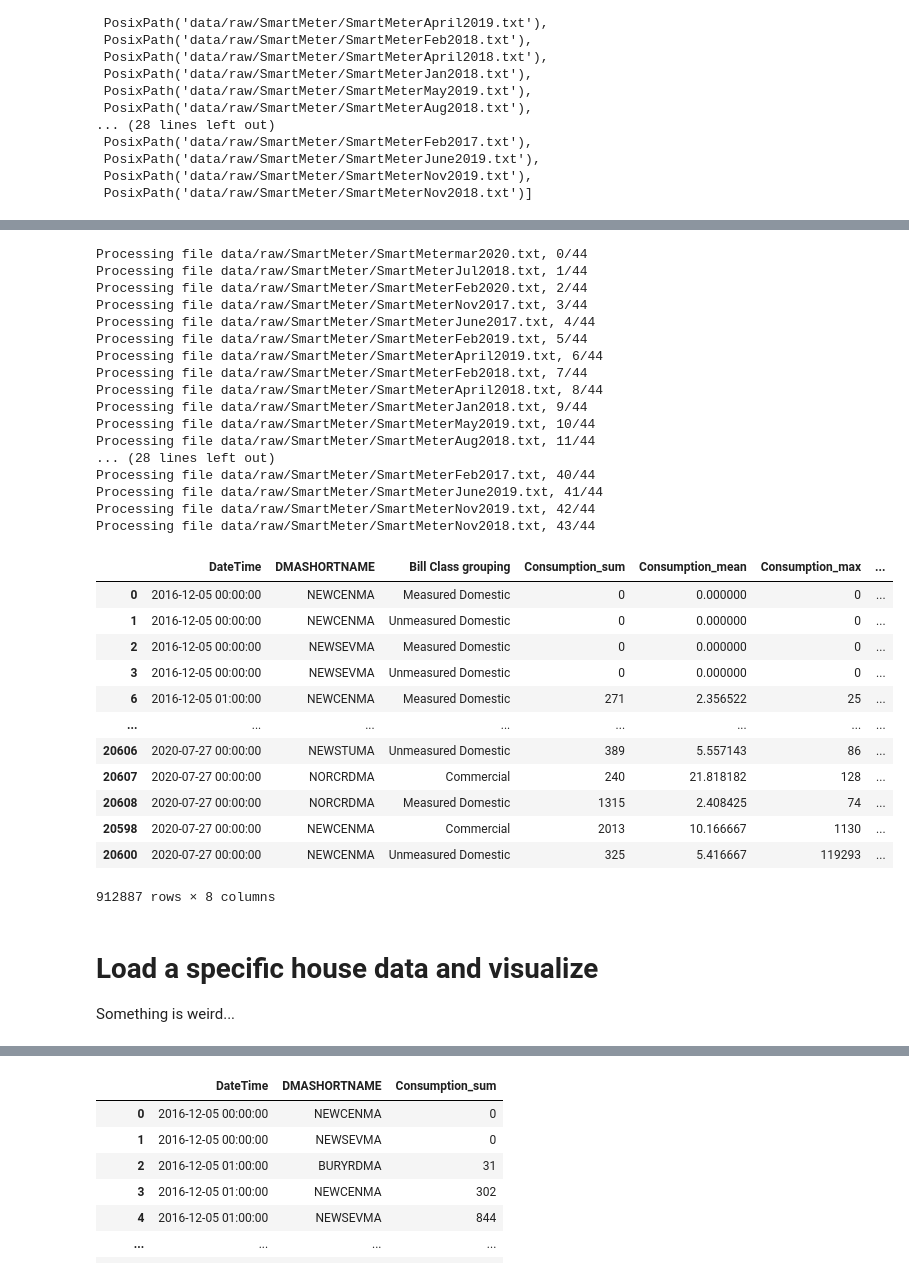
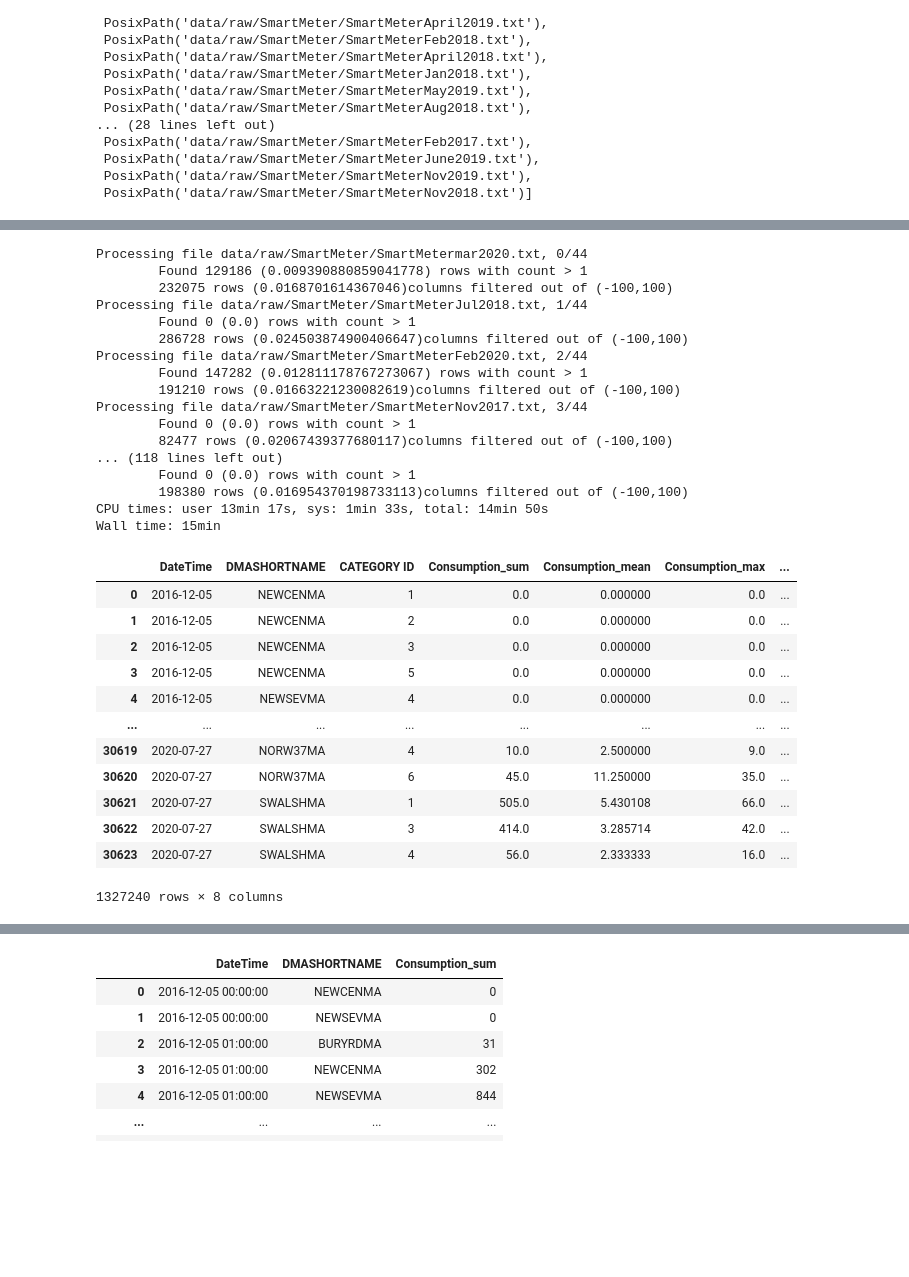
Before and after one commit to StorWater/StorWater_POC, a Jupyter notebook: notebooks/06-jsg-smartMeter.ipynb, the cells around one changed output, grey strips where cells are left out. Cells and saved outputs as stored; diff of their text form; code cells hidden in the pictures; blank space fills up the shorter version.

Commit message:
Smart Meter notebbook + typos in Mazzolani print

```diff
--- a/notebooks/06-jsg-smartMeter.ipynb
+++ b/notebooks/06-jsg-smartMeter.ipynb
@@ -123,46 +162,47 @@ process_file(file_list[0],df_attrib)
 # %%
+%%time
 list_df = []
 for i,f in enumerate(file_list):
 
     print(f"Processing file {f}, {i}/{len(file_list)}")
-    df_file = process_file(f, df_attrib)
+    df_file = process_file(f, df_attrib3)
 
     # Append
     list_df.append(df_file)
 # %% [output]
 Processing file data/raw/SmartMeter/SmartMetermar2020.txt, 0/44
+        Found 129186 (0.009390880859041778) rows with count > 1
+        232075 rows (0.0168701614367046)columns filtered out of (-100,100)
 Processing file data/raw/SmartMeter/SmartMeterJul2018.txt, 1/44
+        Found 0 (0.0) rows with count > 1
+        286728 rows (0.024503874900406647)columns filtered out of (-100,100)
 Processing file data/raw/SmartMeter/SmartMeterFeb2020.txt, 2/44
+        Found 147282 (0.012811178767273067) rows with count > 1
+        191210 rows (0.01663221230082619)columns filtered out of (-100,100)
 Processing file data/raw/SmartMeter/SmartMeterNov2017.txt, 3/44
-Processing file data/raw/SmartMeter/SmartMeterJune2017.txt, 4/44
-Processing file data/raw/SmartMeter/SmartMeterFeb2019.txt, 5/44
-Processing file data/raw/SmartMeter/SmartMeterApril2019.txt, 6/44
-Processing file data/raw/SmartMeter/SmartMeterFeb2018.txt, 7/44
-Processing file data/raw/SmartMeter/SmartMeterApril2018.txt, 8/44
-Processing file data/raw/SmartMeter/SmartMeterJan2018.txt, 9/44
-Processing file data/raw/SmartMeter/SmartMeterMay2019.txt, 10/44
-Processing file data/raw/SmartMeter/SmartMeterAug2018.txt, 11/44
-... (28 lines left out)
-Processing file data/raw/SmartMeter/SmartMeterFeb2017.txt, 40/44
-Processing file data/raw/SmartMeter/SmartMeterJune2019.txt, 41/44
-Processing file data/raw/SmartMeter/SmartMeterNov2019.txt, 42/44
-Processing file data/raw/SmartMeter/SmartMeterNov2018.txt, 43/44
+        Found 0 (0.0) rows with count > 1
+        82477 rows (0.02067439377680117)columns filtered out of (-100,100)
+... (118 lines left out)
+        Found 0 (0.0) rows with count > 1
+        198380 rows (0.016954370198733113)columns filtered out of (-100,100)
+CPU times: user 13min 17s, sys: 1min 33s, total: 14min 50s
+Wall time: 15min
 # %%
-df_all = pd.concat(list_df)
-df_all = df_all.sort_values('DateTime')
+#df_all = pd.concat(list_df)
+df_all = df_all.sort_values(['DateTime','DMASHORTNAME','CATEGORY ID'])
 df_all
 # %% [output]
-|  | DateTime | DMASHORTNAME | Bill Class grouping | Consumption_sum | Consumption_mean | Consumption_max | ... |
-| 0 | 2016-12-05 00:00:00 | NEWCENMA | Measured Domestic | 0 | 0.000000 | 0 | ... |
-| 1 | 2016-12-05 00:00:00 | NEWCENMA | Unmeasured Domestic | 0 | 0.000000 | 0 | ... |
-| 2 | 2016-12-05 00:00:00 | NEWSEVMA | Measured Domestic | 0 | 0.000000 | 0 | ... |
-| 3 | 2016-12-05 00:00:00 | NEWSEVMA | Unmeasured Domestic | 0 | 0.000000 | 0 | ... |
-| 6 | 2016-12-05 01:00:00 | NEWCENMA | Measured Domestic | 271 | 2.356522 | 25 | ... |
+|  | DateTime | DMASHORTNAME | CATEGORY ID | Consumption_sum | Consumption_mean | Consumption_max | ... |
+| 0 | 2016-12-05 | NEWCENMA | 1 | 0.0 | 0.000000 | 0.0 | ... |
+| 1 | 2016-12-05 | NEWCENMA | 2 | 0.0 | 0.000000 | 0.0 | ... |
+| 2 | 2016-12-05 | NEWCENMA | 3 | 0.0 | 0.000000 | 0.0 | ... |
+| 3 | 2016-12-05 | NEWCENMA | 5 | 0.0 | 0.000000 | 0.0 | ... |
+| 4 | 2016-12-05 | NEWSEVMA | 4 | 0.0 | 0.000000 | 0.0 | ... |
 | ... | ... | ... | ... | ... | ... | ... | ... |
-| 20606 | 2020-07-27 00:00:00 | NEWSTUMA | Unmeasured Domestic | 389 | 5.557143 | 86 | ... |
-| 20607 | 2020-07-27 00:00:00 | NORCRDMA | Commercial | 240 | 21.818182 | 128 | ... |
-| 20608 | 2020-07-27 00:00:00 | NORCRDMA | Measured Domestic | 1315 | 2.408425 | 74 | ... |
-| 20598 | 2020-07-27 00:00:00 | NEWCENMA | Commercial | 2013 | 10.166667 | 1130 | ... |
-| 20600 | 2020-07-27 00:00:00 | NEWCENMA | Unmeasured Domestic | 325 | 5.416667 | 119293 | ... |
+| 30619 | 2020-07-27 | NORW37MA | 4 | 10.0 | 2.500000 | 9.0 | ... |
+| 30620 | 2020-07-27 | NORW37MA | 6 | 45.0 | 11.250000 | 35.0 | ... |
+| 30621 | 2020-07-27 | SWALSHMA | 1 | 505.0 | 5.430108 | 66.0 | ... |
+| 30622 | 2020-07-27 | SWALSHMA | 3 | 414.0 | 3.285714 | 42.0 | ... |
+| 30623 | 2020-07-27 | SWALSHMA | 4 | 56.0 | 2.333333 | 16.0 | ... |
-912887 rows × 8 columns
+1327240 rows × 8 columns
 # %%
@@ -170,4 +209,0 @@ df_all.to_csv('data/processed/smart_meter_aggregated_all.csv', index=False)
-# %% [markdown]
-# Load a specific house data and visualize
-
-Something is weird...
```
Also changed, not shown: parts of 21 cells of this notebook, 1 other file.
